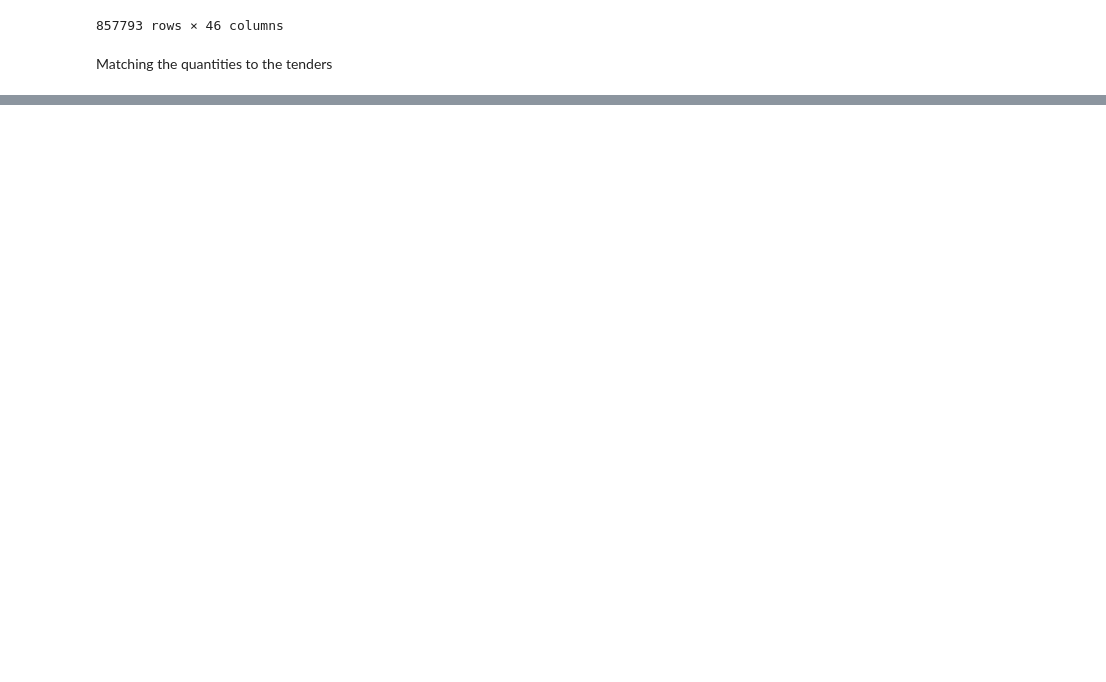
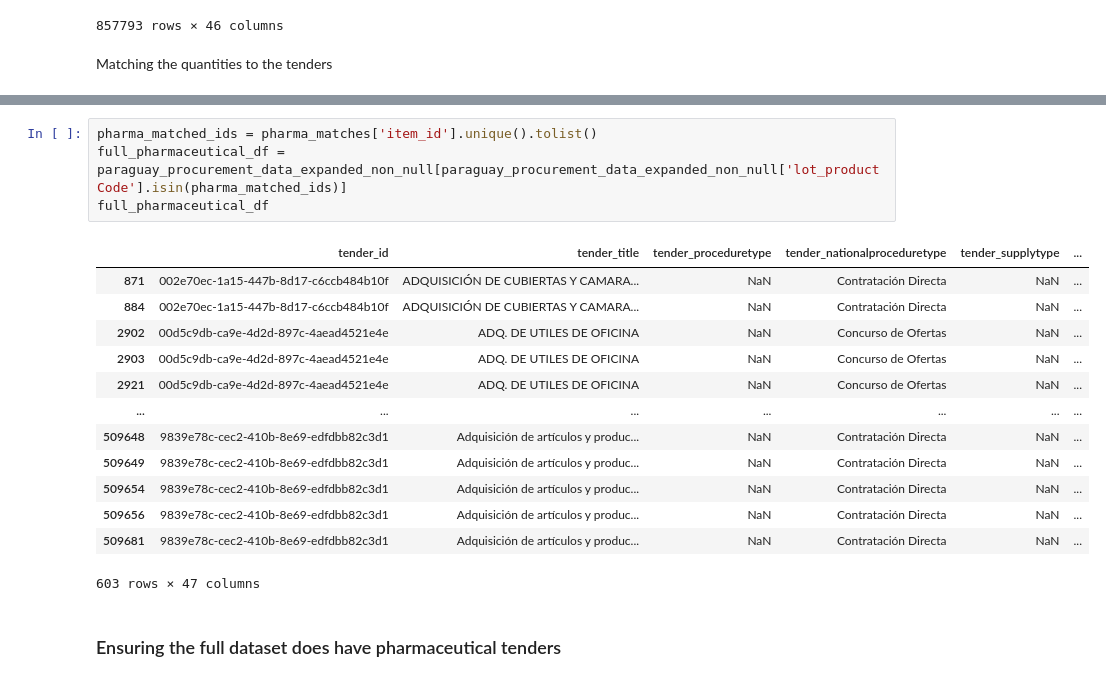
Before and after one commit to aidanlockwood20/MXN442-Assignment2-Project, a Jupyter notebook: report.ipynb, the cells around one changed output, grey strips where cells are left out. Saved outputs shown, nothing was run; the diff lists cells and outputs as text; blank space fills up the shorter version.

```diff
--- a/report.ipynb
+++ b/report.ipynb
@@ -838,0 +905,20 @@ Acquisition of office supplies, inks and toner, paper products with sustainabili
+# %%
+pharma_matched_ids = pharma_matches['item_id'].unique().tolist()
+full_pharmaceutical_df = paraguay_procurement_data_expanded_non_null[paraguay_procurement_data_expanded_non_null['lot_productCode'].isin(pharma_matched_ids)]
+full_pharmaceutical_df
+# %% [output]
+|  | tender_id | tender_title | tender_proceduretype | tender_nationalproceduretype | tender_supplytype | ... |
+| 871 | 002e70ec-1a15-447b-8d17-c6ccb484b10f | ADQUISICIÓN DE CUBIERTAS Y CAMARA... | NaN | Contratación Directa | NaN | ... |
+| 884 | 002e70ec-1a15-447b-8d17-c6ccb484b10f | ADQUISICIÓN DE CUBIERTAS Y CAMARA... | NaN | Contratación Directa | NaN | ... |
+| 2902 | 00d5c9db-ca9e-4d2d-897c-4aead4521e4e | ADQ. DE UTILES DE OFICINA | NaN | Concurso de Ofertas | NaN | ... |
+| 2903 | 00d5c9db-ca9e-4d2d-897c-4aead4521e4e | ADQ. DE UTILES DE OFICINA | NaN | Concurso de Ofertas | NaN | ... |
+| 2921 | 00d5c9db-ca9e-4d2d-897c-4aead4521e4e | ADQ. DE UTILES DE OFICINA | NaN | Concurso de Ofertas | NaN | ... |
+| ... | ... | ... | ... | ... | ... | ... |
+| 509648 | 9839e78c-cec2-410b-8e69-edfdbb82c3d1 | Adquisición de artículos y produc... | NaN | Contratación Directa | NaN | ... |
+| 509649 | 9839e78c-cec2-410b-8e69-edfdbb82c3d1 | Adquisición de artículos y produc... | NaN | Contratación Directa | NaN | ... |
+| 509654 | 9839e78c-cec2-410b-8e69-edfdbb82c3d1 | Adquisición de artículos y produc... | NaN | Contratación Directa | NaN | ... |
+| 509656 | 9839e78c-cec2-410b-8e69-edfdbb82c3d1 | Adquisición de artículos y produc... | NaN | Contratación Directa | NaN | ... |
+| 509681 | 9839e78c-cec2-410b-8e69-edfdbb82c3d1 | Adquisición de artículos y produc... | NaN | Contratación Directa | NaN | ... |
+603 rows × 47 columns
+# %% [markdown]
+### Ensuring the full dataset does have pharmaceutical tenders
```
Also changed, not shown: parts of 17 cells of this notebook.
